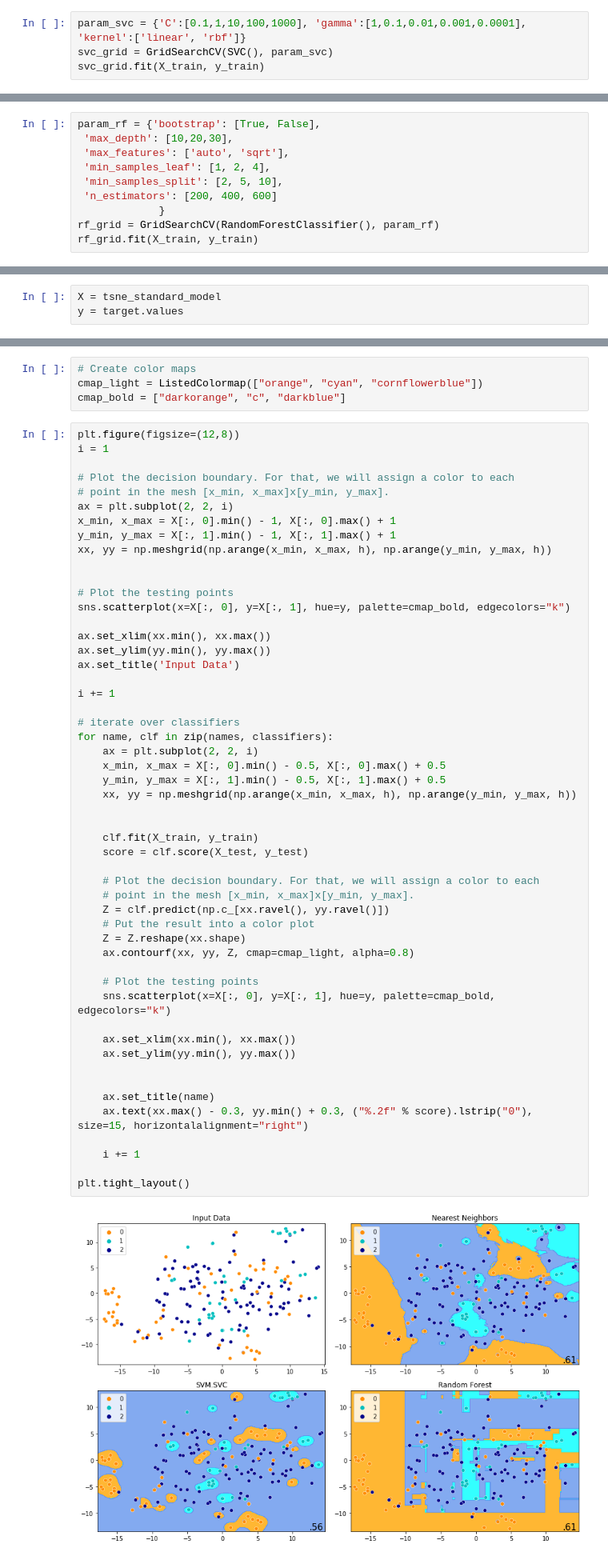
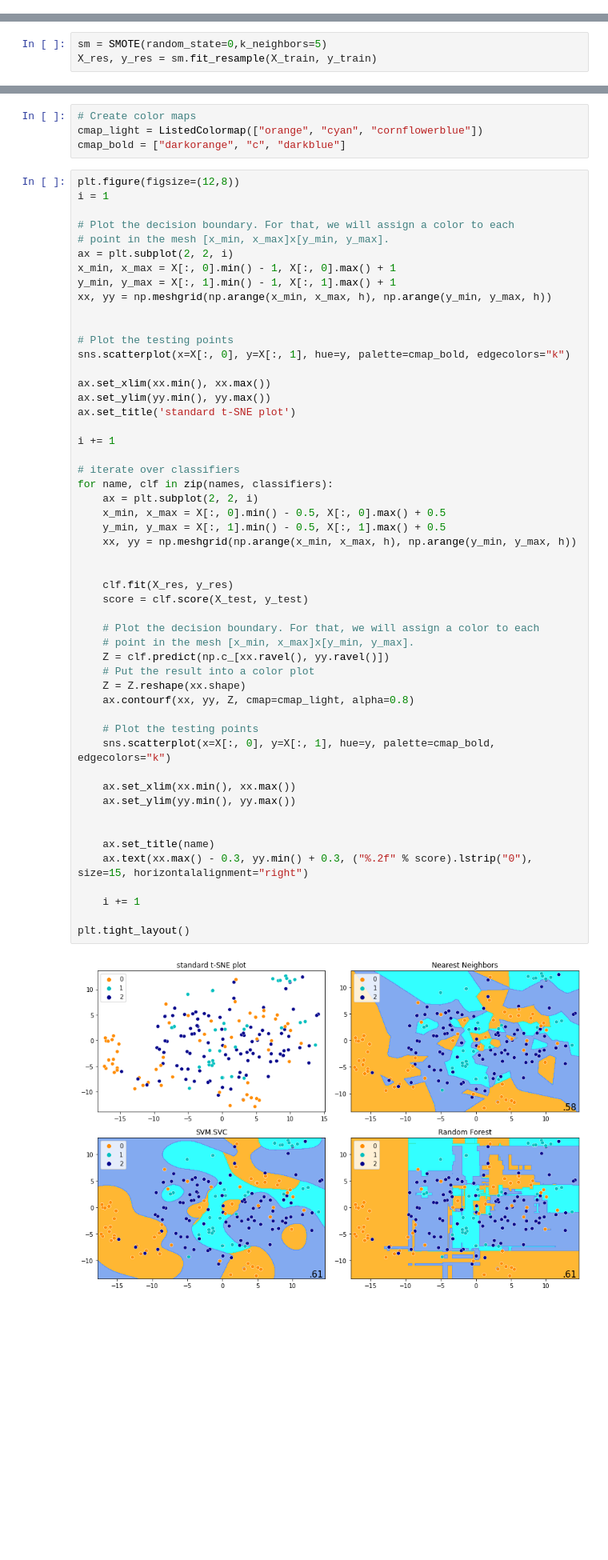
Before and after one commit to Elkhn/Portfolio, a Jupyter notebook: SVM-KNN-RF/SVM, KNN, RF differences.ipynb, the cells around one changed output, grey strips where cells are left out. Shown at 80% size. Drawn from its saved outputs; the diff is of its cells as text; blank space fills up the shorter version.

```diff
--- a/SVM-KNN-RF/SVM, KNN, RF differences.ipynb
+++ b/SVM-KNN-RF/SVM, KNN, RF differences.ipynb
@@ -131,4 +284,0 @@ weighted avg       0.61      0.61      0.60        59
-# %%
-param_svc = {'C':[0.1,1,10,100,1000], 'gamma':[1,0.1,0.01,0.001,0.0001], 'kernel':['linear', 'rbf']}
-svc_grid = GridSearchCV(SVC(), param_svc)
-svc_grid.fit(X_train, y_train)
@@ -158,10 +284,0 @@ weighted avg       0.55      0.56      0.53        59
-# %%
-param_rf = {'bootstrap': [True, False],
- 'max_depth': [10,20,30],
- 'max_features': ['auto', 'sqrt'],
- 'min_samples_leaf': [1, 2, 4],
- 'min_samples_split': [2, 5, 10],
- 'n_estimators': [200, 400, 600]
-             }
-rf_grid = GridSearchCV(RandomForestClassifier(), param_rf)
-rf_grid.fit(X_train, y_train)
@@ -194,6 +285,6 @@ weighted avg       0.61      0.61      0.60        59
-# %%
-X = tsne_standard_model
-y = target.values
+# %%
+sm = SMOTE(random_state=0,k_neighbors=5)
+X_res, y_res = sm.fit_resample(X_train, y_train)
 # %%
 h = 0.02  # step size in the mesh
 
@@ -236,7 +327,7 @@ sns.scatterplot(x=X[:, 0], y=X[:, 1], hue=y, palette=cmap_bold, edgecolors="k")
 
 ax.set_xlim(xx.min(), xx.max())
 ax.set_ylim(yy.min(), yy.max())
-ax.set_title('Input Data')
+ax.set_title('standard t-SNE plot')
 
 i += 1
 
@@ -244,32 +335,32 @@ i += 1
 for name, clf in zip(names, classifiers):
     ax = plt.subplot(2, 2, i)
     x_min, x_max = X[:, 0].min() - 0.5, X[:, 0].max() + 0.5
     y_min, y_max = X[:, 1].min() - 0.5, X[:, 1].max() + 0.5
     xx, yy = np.meshgrid(np.arange(x_min, x_max, h), np.arange(y_min, y_max, h))
 
 
-    clf.fit(X_train, y_train)
+    clf.fit(X_res, y_res)
     score = clf.score(X_test, y_test)
 
     # Plot the decision boundary. For that, we will assign a color to each
     # point in the mesh [x_min, x_max]x[y_min, y_max].
     Z = clf.predict(np.c_[xx.ravel(), yy.ravel()])
     # Put the result into a color plot
     Z = Z.reshape(xx.shape)
     ax.contourf(xx, yy, Z, cmap=cmap_light, alpha=0.8)
 
     # Plot the testing points
     sns.scatterplot(x=X[:, 0], y=X[:, 1], hue=y, palette=cmap_bold, edgecolors="k")
 
     ax.set_xlim(xx.min(), xx.max())
     ax.set_ylim(yy.min(), yy.max())
 
 
     ax.set_title(name)
     ax.text(xx.max() - 0.3, yy.min() + 0.3, ("%.2f" % score).lstrip("0"), size=15, horizontalalignment="right")
 
     i += 1
 
 plt.tight_layout()
 # %% [output]
-[figure, old version]
+[figure, new version]
```
Also changed, not shown: parts of 65 cells of this notebook.
